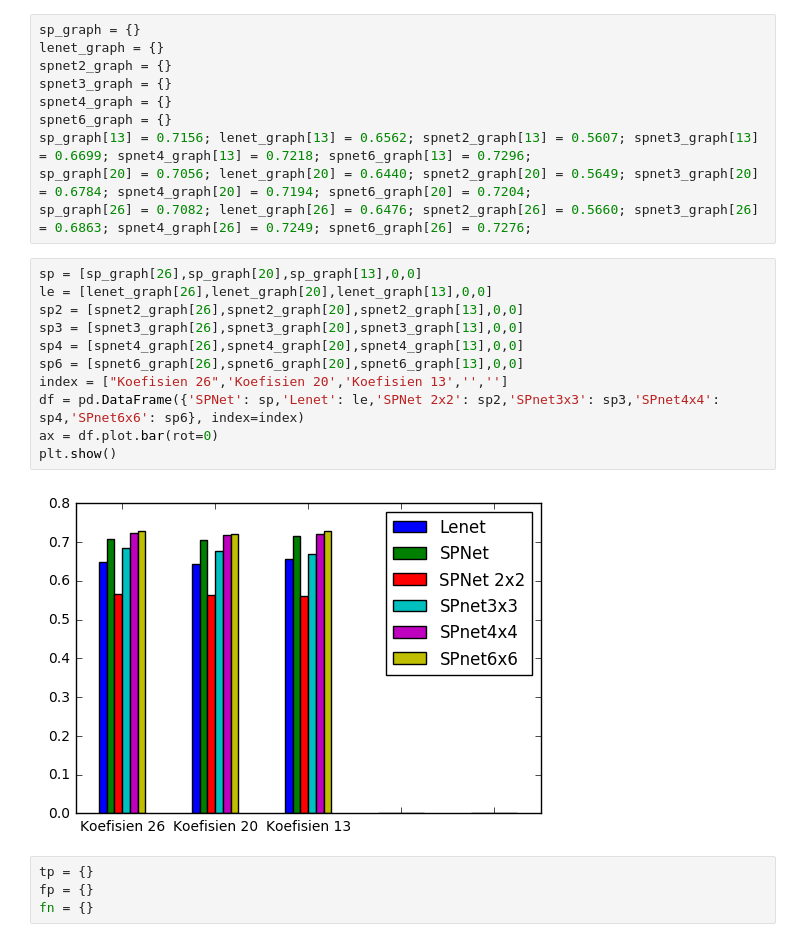
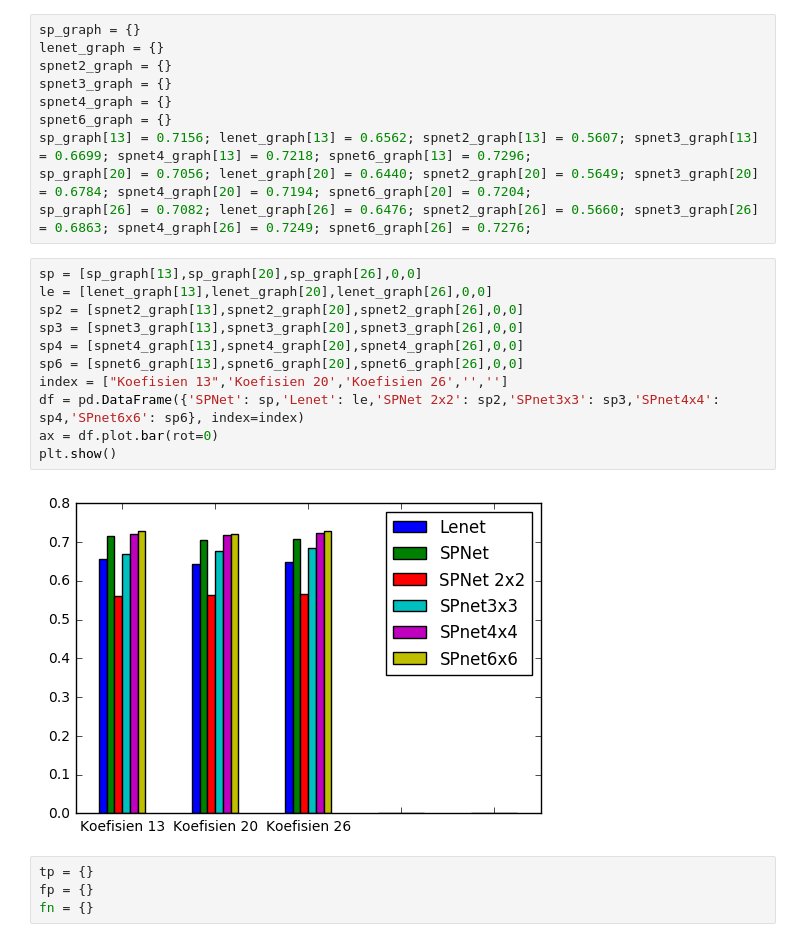
Before and after one commit to iss14036/Single-Word-Recognition-with-CNN, a Jupyter notebook: CNN_METODE_2.ipynb, the cells around one changed output. Cells and saved outputs as stored; diff of their text form.

```diff
--- a/CNN_METODE_2.ipynb
+++ b/CNN_METODE_2.ipynb
@@ -1201,18 +1201,18 @@ sp_graph[13] = 0.7156; lenet_graph[13] = 0.6562; spnet2_graph[13] = 0.5607; spne
 sp_graph[20] = 0.7056; lenet_graph[20] = 0.6440; spnet2_graph[20] = 0.5649; spnet3_graph[20] = 0.6784; spnet4_graph[20] = 0.7194; spnet6_graph[20] = 0.7204;
 sp_graph[26] = 0.7082; lenet_graph[26] = 0.6476; spnet2_graph[26] = 0.5660; spnet3_graph[26] = 0.6863; spnet4_graph[26] = 0.7249; spnet6_graph[26] = 0.7276;
 # %%
-sp = [sp_graph[26],sp_graph[20],sp_graph[13],0,0]
-le = [lenet_graph[26],lenet_graph[20],lenet_graph[13],0,0]
-sp2 = [spnet2_graph[26],spnet2_graph[20],spnet2_graph[13],0,0]
-sp3 = [spnet3_graph[26],spnet3_graph[20],spnet3_graph[13],0,0]
-sp4 = [spnet4_graph[26],spnet4_graph[20],spnet4_graph[13],0,0]
-sp6 = [spnet6_graph[26],spnet6_graph[20],spnet6_graph[13],0,0]
-index = ["Koefisien 26",'Koefisien 20','Koefisien 13','','']
+sp = [sp_graph[13],sp_graph[20],sp_graph[26],0,0]
+le = [lenet_graph[13],lenet_graph[20],lenet_graph[26],0,0]
+sp2 = [spnet2_graph[13],spnet2_graph[20],spnet2_graph[26],0,0]
+sp3 = [spnet3_graph[13],spnet3_graph[20],spnet3_graph[26],0,0]
+sp4 = [spnet4_graph[13],spnet4_graph[20],spnet4_graph[26],0,0]
+sp6 = [spnet6_graph[13],spnet6_graph[20],spnet6_graph[26],0,0]
+index = ["Koefisien 13",'Koefisien 20','Koefisien 26','','']
 df = pd.DataFrame({'SPNet': sp,'Lenet': le,'SPNet 2x2': sp2,'SPnet3x3': sp3,'SPnet4x4': sp4,'SPnet6x6': sp6}, index=index)
 ax = df.plot.bar(rot=0)
 plt.show()
 # %% [output]
-[figure, old version]
+[figure, new version]
 # %%
 tp = {}
 fp = {}
```
Also changed, not shown: 1 other file.
